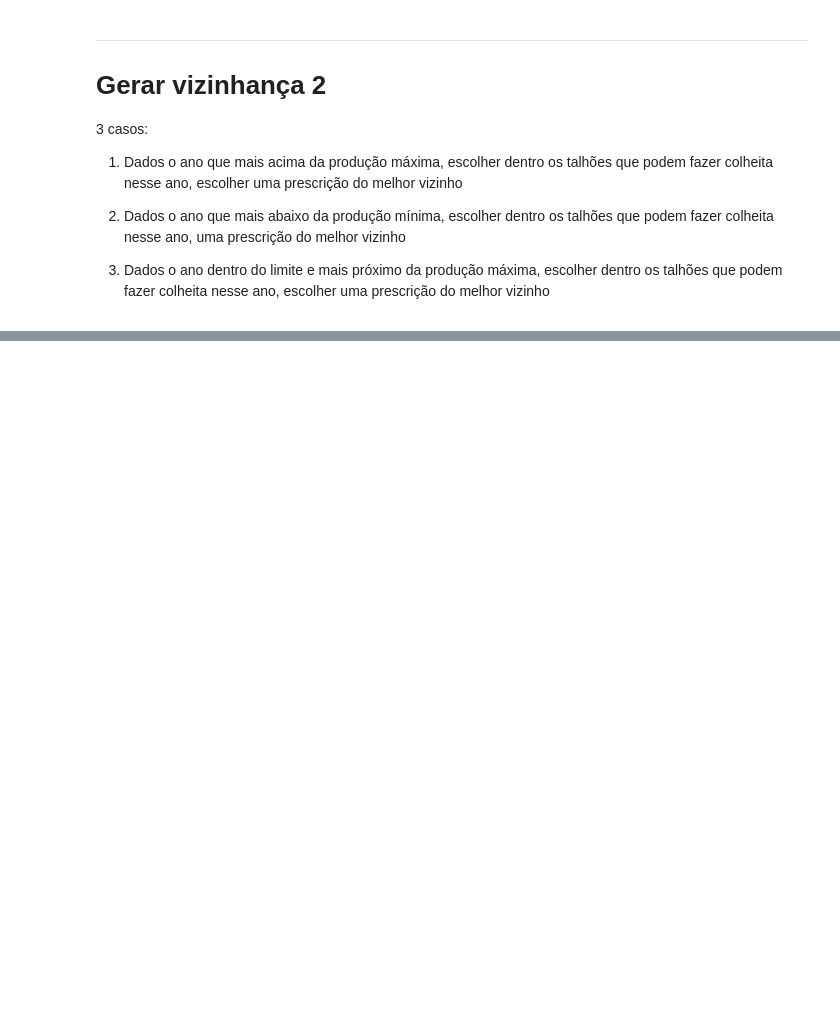
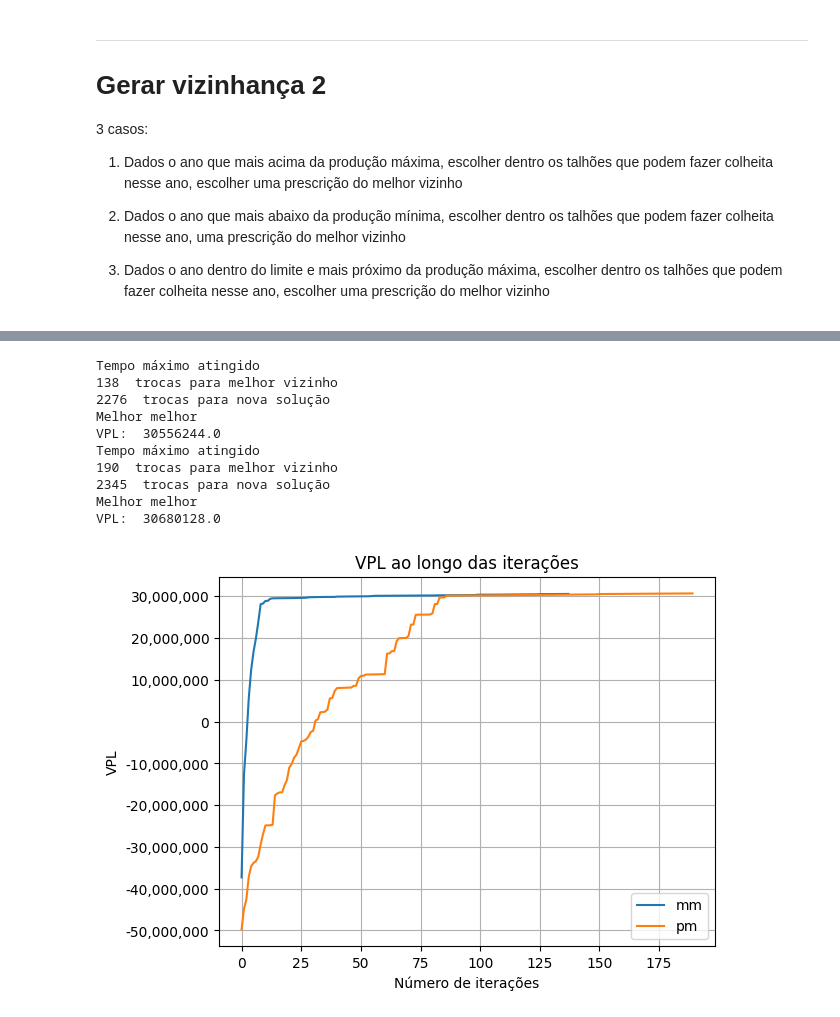
Before and after one commit to gabrielramos731/planejamento-florestal, a Jupyter notebook: T2-BH/T2/T2_bh.ipynb, the cells around one changed output, grey strips where cells are left out. Cells and saved outputs as stored; diff of their text form; code cells hidden in the pictures; blank space fills up the shorter version.

```diff
--- a/T2-BH/T2/T2_bh.ipynb
+++ b/T2-BH/T2/T2_bh.ipynb
@@ -296,0 +302,17 @@ plota_volume(df_2, sol_busca_local)
+# %%
+vpl_busca_local, sol_busca_local = busca_local(df_2, solucoes_alpha[2], 3600, seed=11, metodo='mm', vizinhanca='sistematica')
+print('Melhor melhor\nVPL: ', vpl_busca_local)
+vpl_busca_local, sol_busca_local = busca_local(df_2, solucoes_alpha[2], 3600, seed=11, metodo='pm', vizinhanca='sistematica')
+print('Melhor melhor\nVPL: ', vpl_busca_local)
+# %% [output]
+Tempo máximo atingido
+138  trocas para melhor vizinho
+2276  trocas para nova solução
+Melhor melhor
+VPL:  30556244.0
+Tempo máximo atingido
+190  trocas para melhor vizinho
+2345  trocas para nova solução
+Melhor melhor
+VPL:  30680128.0
+[figure, added]
```
Also changed, not shown: parts of 9 cells of this notebook.
